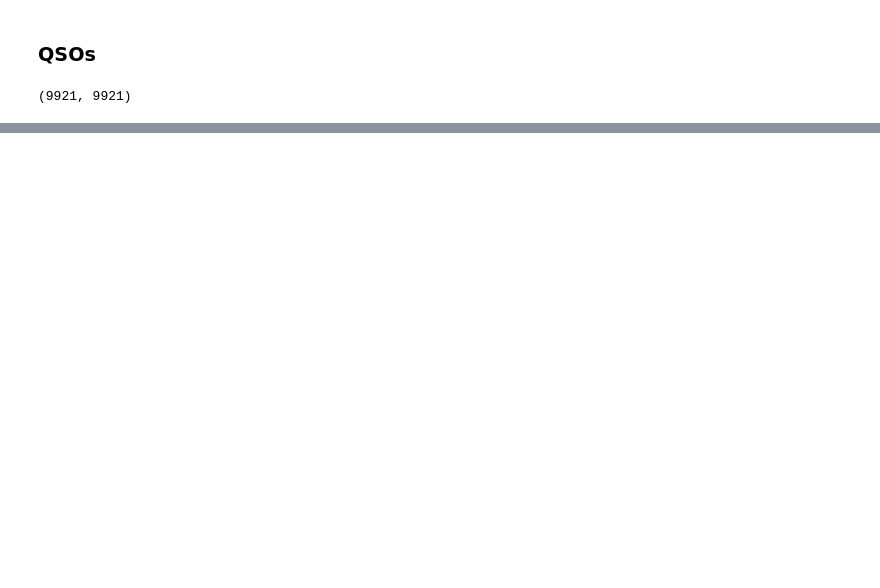
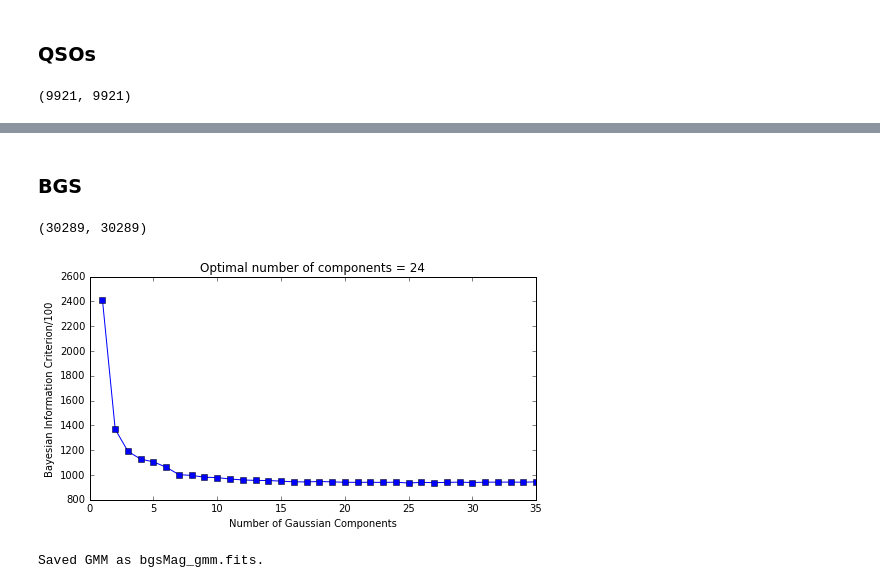
Before and after one commit to desihub/desitarget, a Jupyter notebook: doc/dr2_mag_distributions.ipynb, the cells around one changed output, grey strips where cells are left out. Saved outputs shown, nothing was run; the diff lists cells and outputs as text; code cells hidden in the pictures; blank space fills up the shorter version.

```diff
--- a/doc/dr2_mag_distributions.ipynb
+++ b/doc/dr2_mag_distributions.ipynb
@@ -262,0 +280,21 @@ fig3 = cn.corner(qsoMag_cross, show_titles=True, title_kwargs={"fontsize": 12},
+# %% [markdown]
+### BGS
+# %%
+bgsMag = dr2_data(bgs)
+
+#make sure data, sample and cross-validation sets are of same size for comparison
+N_bgs_tot = len(bgsMag)/2 #divide by 2 so size of data sets is closer to those of other targets
+N_bgs_half = np.floor(N_bgs_tot/2.).astype(int)
+
+bgsMag_data = bgsMag[:N_bgs_half]
+bgsMag_cross = bgsMag[N_bgs_half:N_bgs_tot]
+
+print(len(bgsMag_data), len(bgsMag_cross))
+# %% [output]
+(30289, 30289)
+# %%
+make_gmm_model(bgsMag_data, components_range, model_filename='data/bgsMag_gmm.fits',
+               bic_plot=True)
+# %% [output]
+[figure, added]
+Saved GMM as bgsMag_gmm.fits.
```
Also changed, not shown: parts of 15 cells of this notebook, 3 other files.
